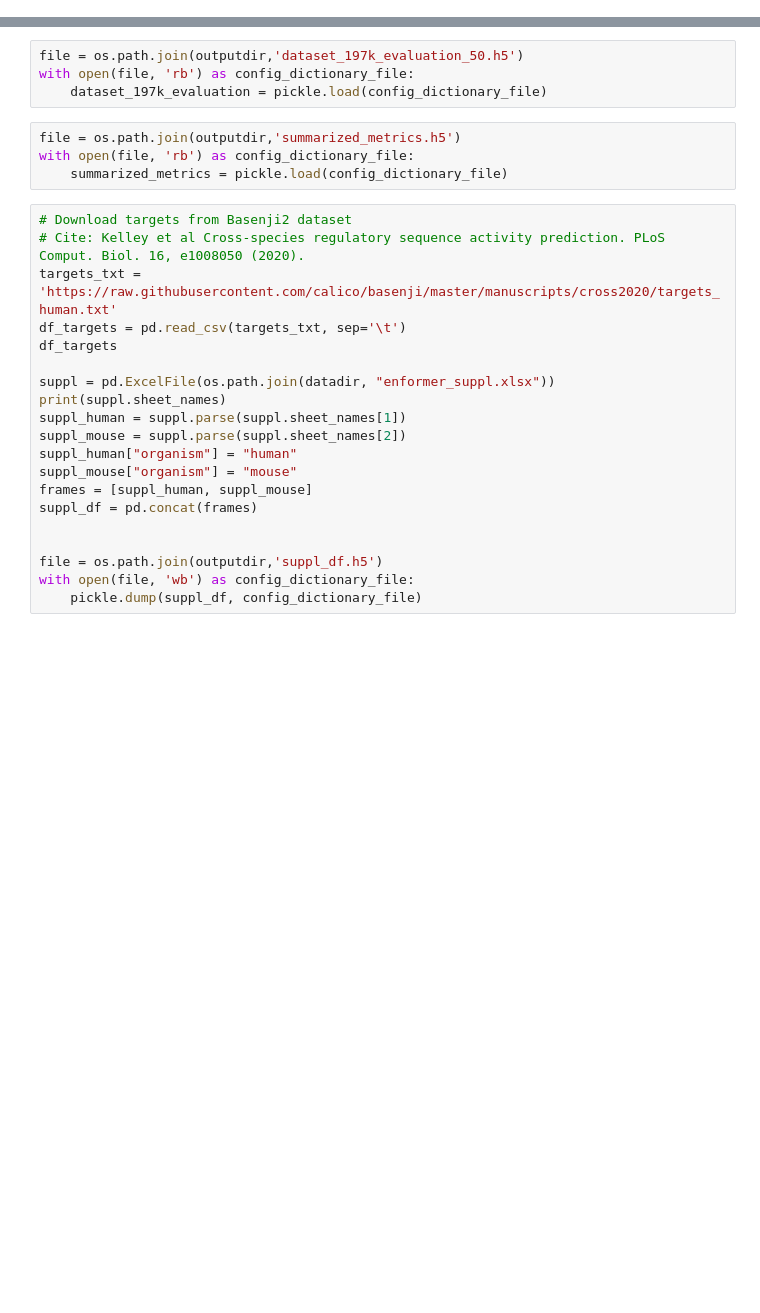
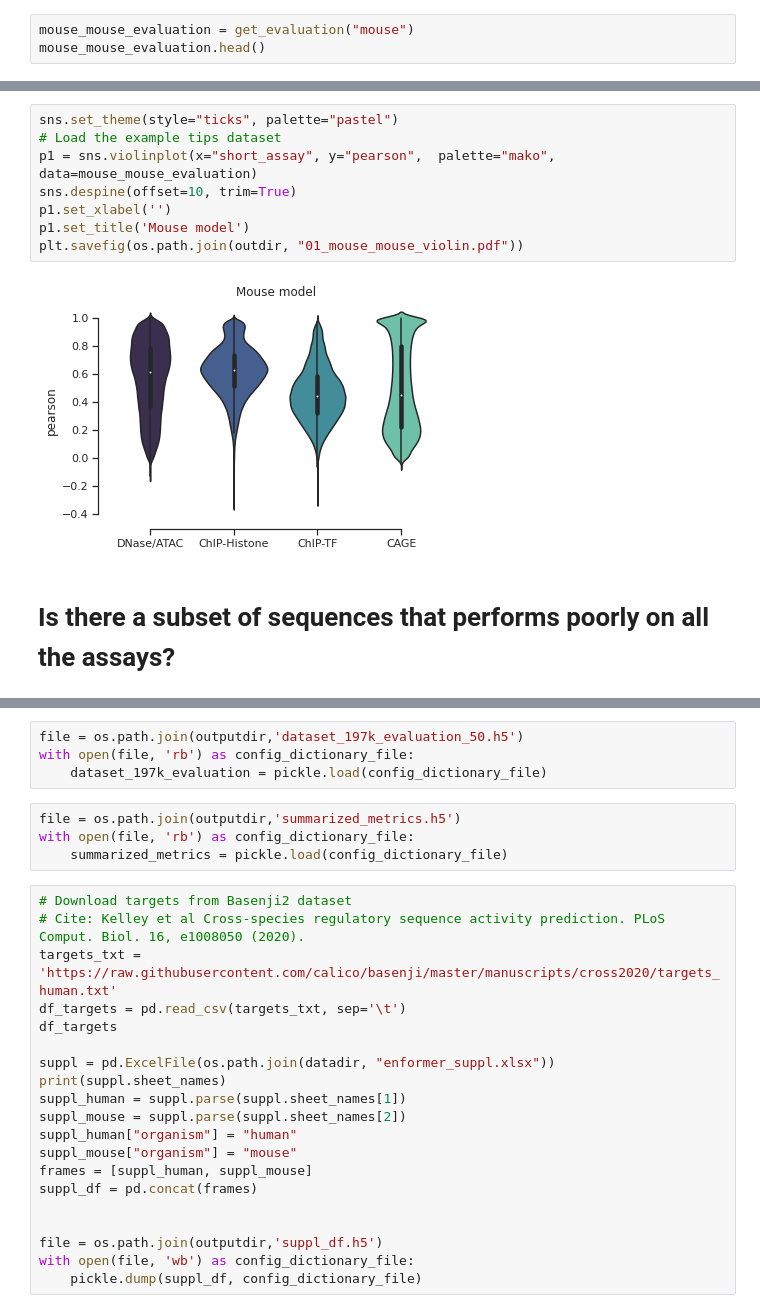
Before and after one commit to luisas/FED, a Jupyter notebook: src/01_enformer/notebooks/03_stats_human_eval.ipynb, the cells around one changed output, grey strips where cells are left out. Drawn from its saved outputs; the diff is of its cells as text; blank space fills up the shorter version.

```diff
--- a/src/01_enformer/notebooks/03_stats_human_eval.ipynb
+++ b/src/01_enformer/notebooks/03_stats_human_eval.ipynb
@@ -9,0 +57,3 @@ outputdir = os.path.join(datadir, "hd5")
+# %%
+mouse_mouse_evaluation = get_evaluation("mouse")
+mouse_mouse_evaluation.head()
@@ -9,0 +67,12 @@ outputdir = os.path.join(datadir, "hd5")
+# %%
+sns.set_theme(style="ticks", palette="pastel")
+# Load the example tips dataset
+p1 = sns.violinplot(x="short_assay", y="pearson",  palette="mako", data=mouse_mouse_evaluation)
+sns.despine(offset=10, trim=True)
+p1.set_xlabel('')
+p1.set_title('Mouse model')
+plt.savefig(os.path.join(outdir, "01_mouse_mouse_violin.pdf"))
+# %% [output]
+[figure, added]
+# %% [markdown]
+# Is there a subset of sequences that performs poorly on all the assays?
```
Also changed, not shown: parts of 34 cells of this notebook, 30 other files.
